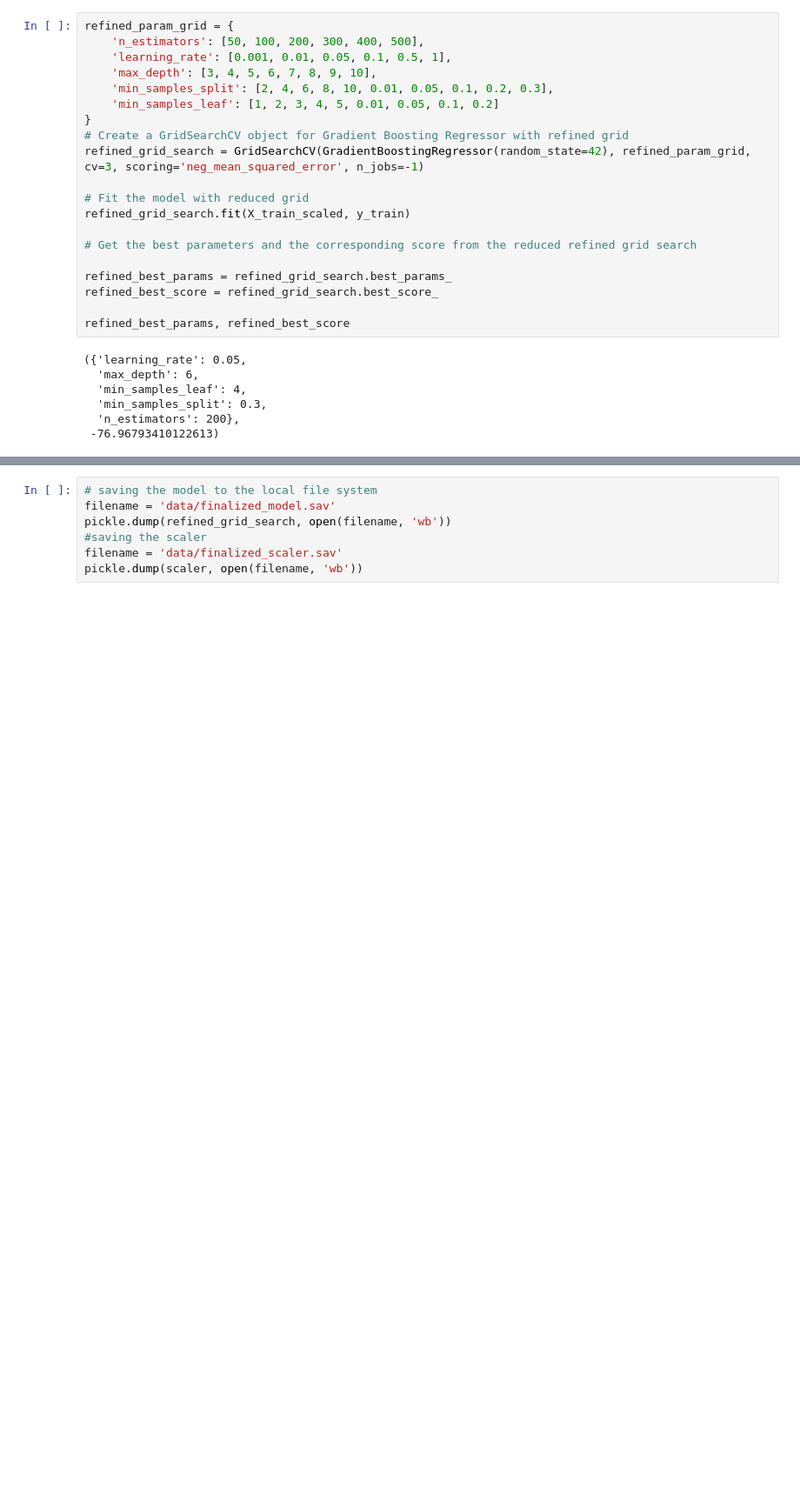
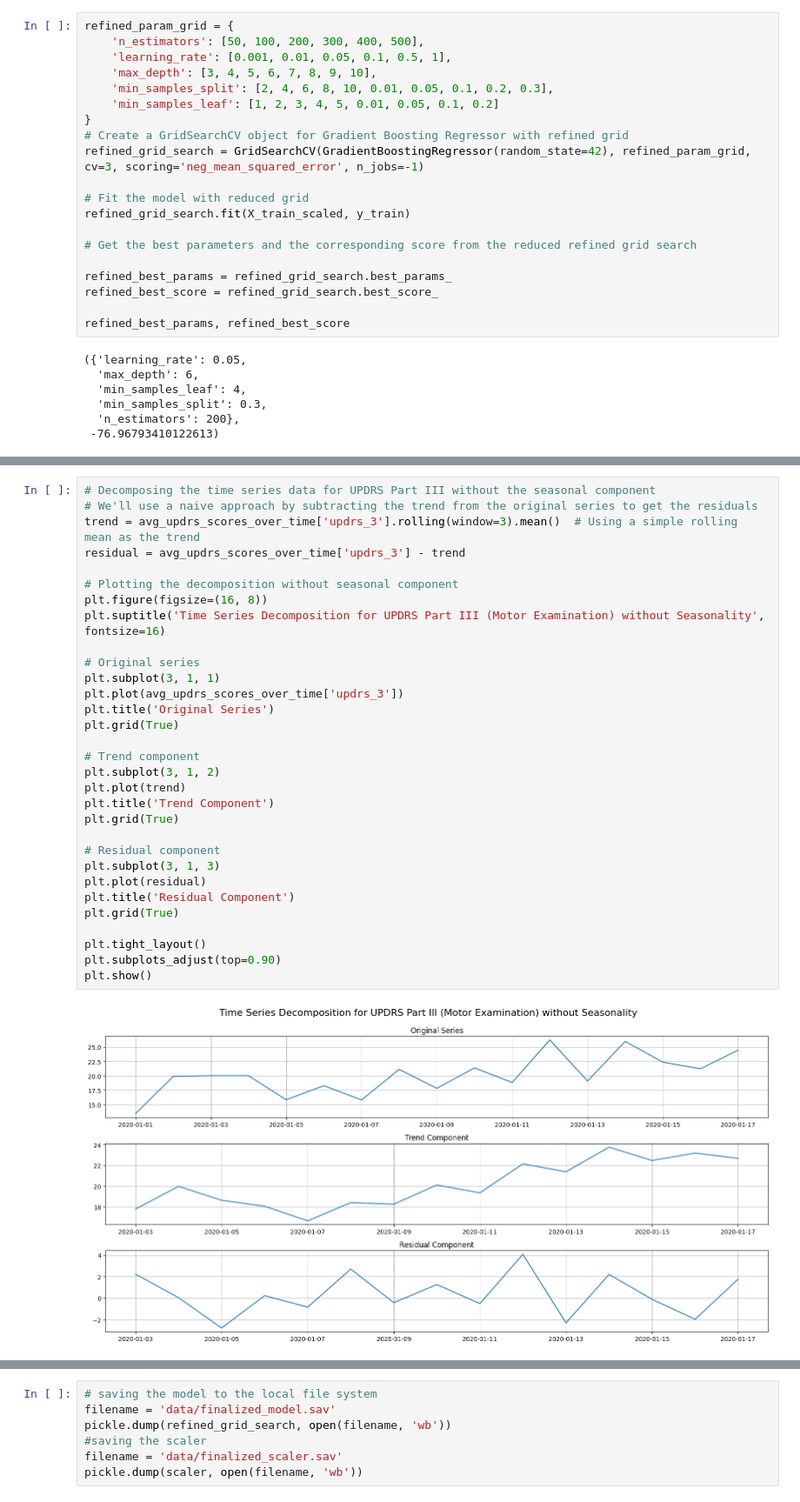
Before and after one commit to azizharouna/NeuroMetrics, a Jupyter notebook: 4_modelization.ipynb, the cells around one changed output, grey strips where cells are left out. Shown at 87% size. Cells and saved outputs as stored; diff of their text form; blank space fills up the shorter version.

```diff
--- a/4_modelization.ipynb
+++ b/4_modelization.ipynb
@@ -175,0 +246,33 @@ refined_best_params, refined_best_score
+# %%
+# Decomposing the time series data for UPDRS Part III without the seasonal component
+# We'll use a naive approach by subtracting the trend from the original series to get the residuals
+trend = avg_updrs_scores_over_time['updrs_3'].rolling(window=3).mean()  # Using a simple rolling mean as the trend
+residual = avg_updrs_scores_over_time['updrs_3'] - trend
+
+# Plotting the decomposition without seasonal component
+plt.figure(figsize=(16, 8))
+plt.suptitle('Time Series Decomposition for UPDRS Part III (Motor Examination) without Seasonality', fontsize=16)
+
+# Original series
+plt.subplot(3, 1, 1)
+plt.plot(avg_updrs_scores_over_time['updrs_3'])
+plt.title('Original Series')
+plt.grid(True)
+
+# Trend component
+plt.subplot(3, 1, 2)
+plt.plot(trend)
+plt.title('Trend Component')
+plt.grid(True)
+
+# Residual component
+plt.subplot(3, 1, 3)
+plt.plot(residual)
+plt.title('Residual Component')
+plt.grid(True)
+
+plt.tight_layout()
+plt.subplots_adjust(top=0.90)
+plt.show()
+# %% [output]
+[figure, added]
```
Also changed, not shown: parts of 7 cells of this notebook, 1 other file.
